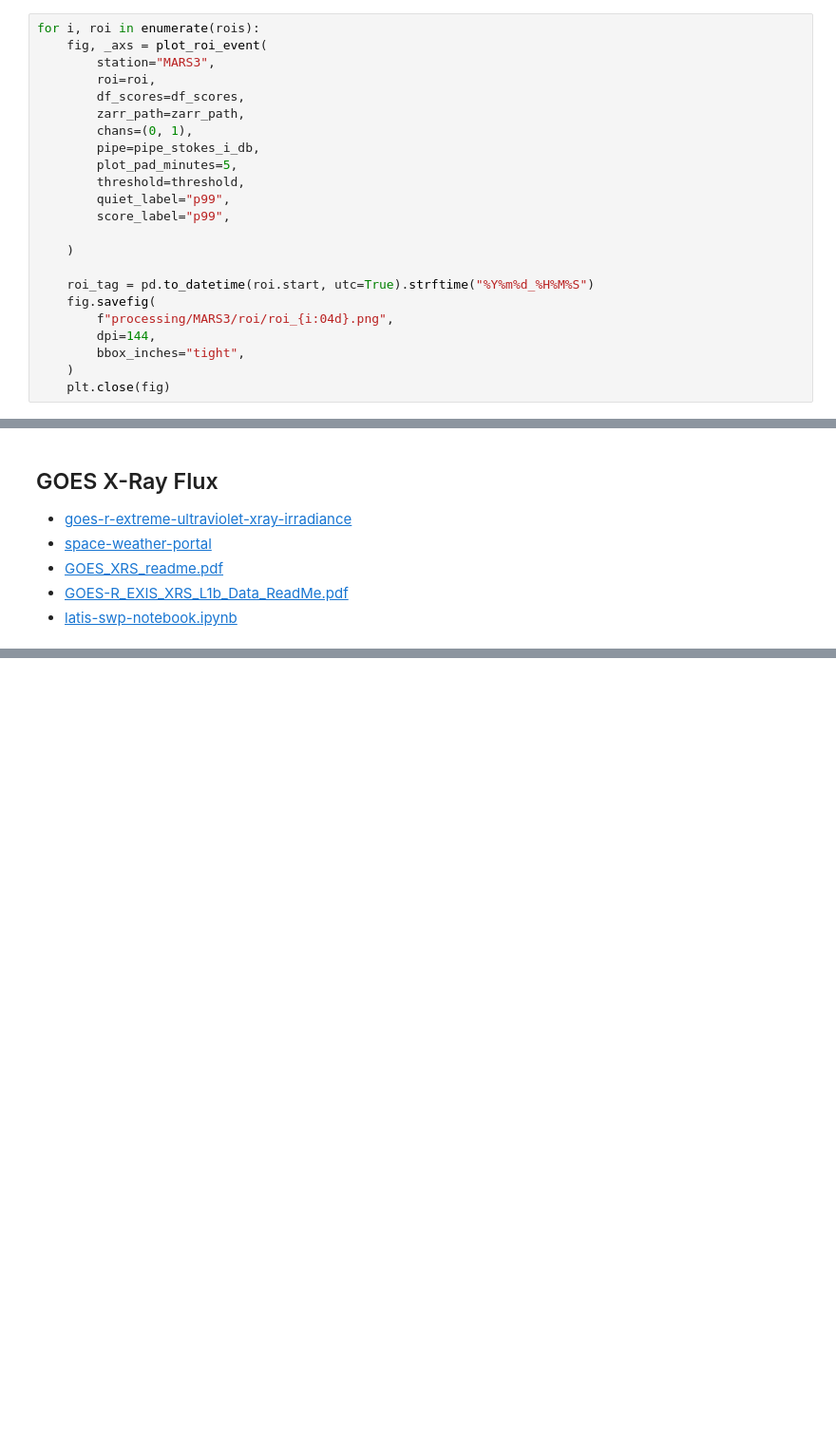
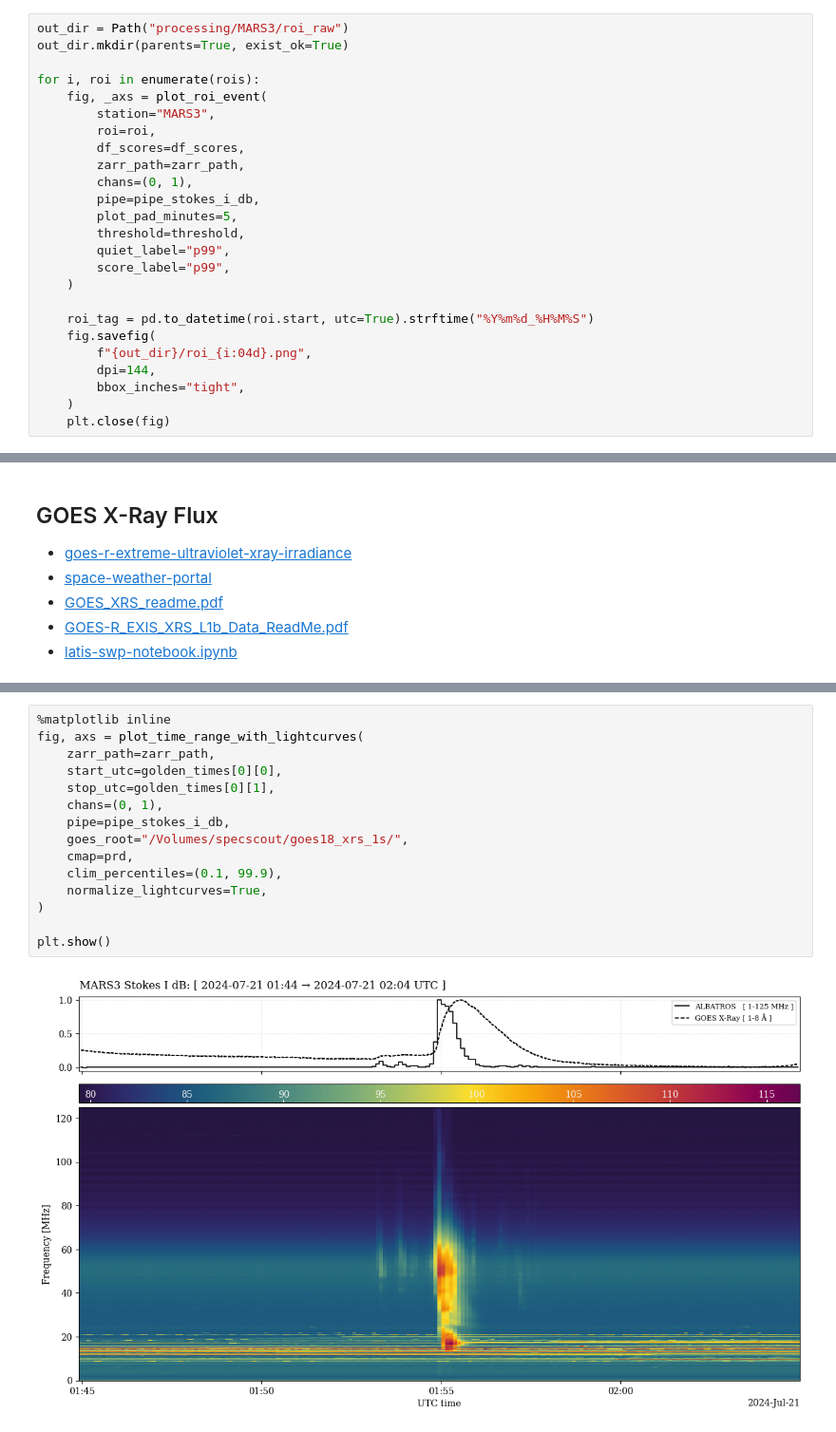
Before and after one commit to amanchokshi/specscout, a Jupyter notebook: notebooks/specscout_processing.ipynb, the cells around one changed output, grey strips where cells are left out. Shown at 95% size. Cells and saved outputs as stored; diff of their text form; blank space fills up the shorter version.

Commit message:
Phase 1 processing works

```diff
--- a/notebooks/specscout_processing.ipynb
+++ b/notebooks/specscout_processing.ipynb
@@ -238,4 +238,7 @@ fig, _axs = plot_roi_event(
 # %%
+out_dir = Path("processing/MARS3/roi_raw")
+out_dir.mkdir(parents=True, exist_ok=True)
+
 for i, roi in enumerate(rois):
     fig, _axs = plot_roi_event(
         station="MARS3",
@@ -248,12 +251,11 @@ for i, roi in enumerate(rois):
         threshold=threshold,
         quiet_label="p99",
         score_label="p99",
-
     )
 
     roi_tag = pd.to_datetime(roi.start, utc=True).strftime("%Y%m%d_%H%M%S")
     fig.savefig(
-        f"processing/MARS3/roi/roi_{i:04d}.png",
+        f"{out_dir}/roi_{i:04d}.png",
         dpi=144,
         bbox_inches="tight",
     )
@@ -329,0 +844,17 @@ plt.show()
+# %%
+%matplotlib inline
+fig, axs = plot_time_range_with_lightcurves(
+    zarr_path=zarr_path,
+    start_utc=golden_times[0][0],
+    stop_utc=golden_times[0][1],
+    chans=(0, 1),
+    pipe=pipe_stokes_i_db,
+    goes_root="/Volumes/specscout/goes18_xrs_1s/",
+    cmap=prd,
+    clim_percentiles=(0.1, 99.9),
+    normalize_lightcurves=True,
+)
+
+plt.show()
+# %% [output]
+[figure, added]
```
Also changed, not shown: parts of 20 cells of this notebook.
